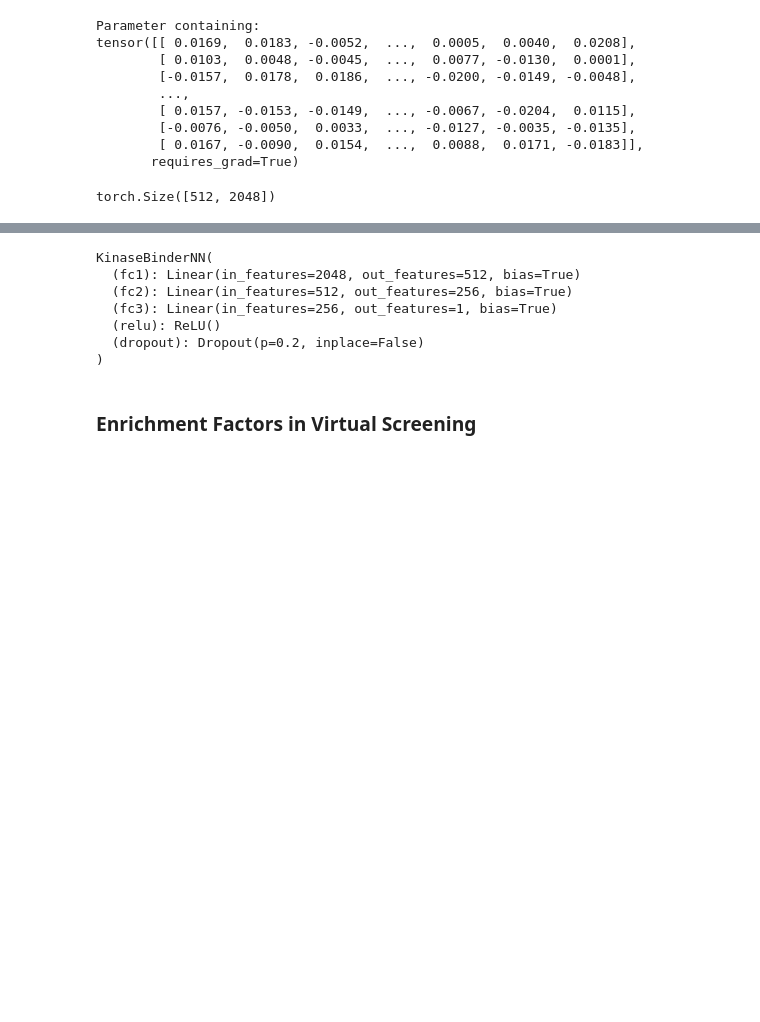
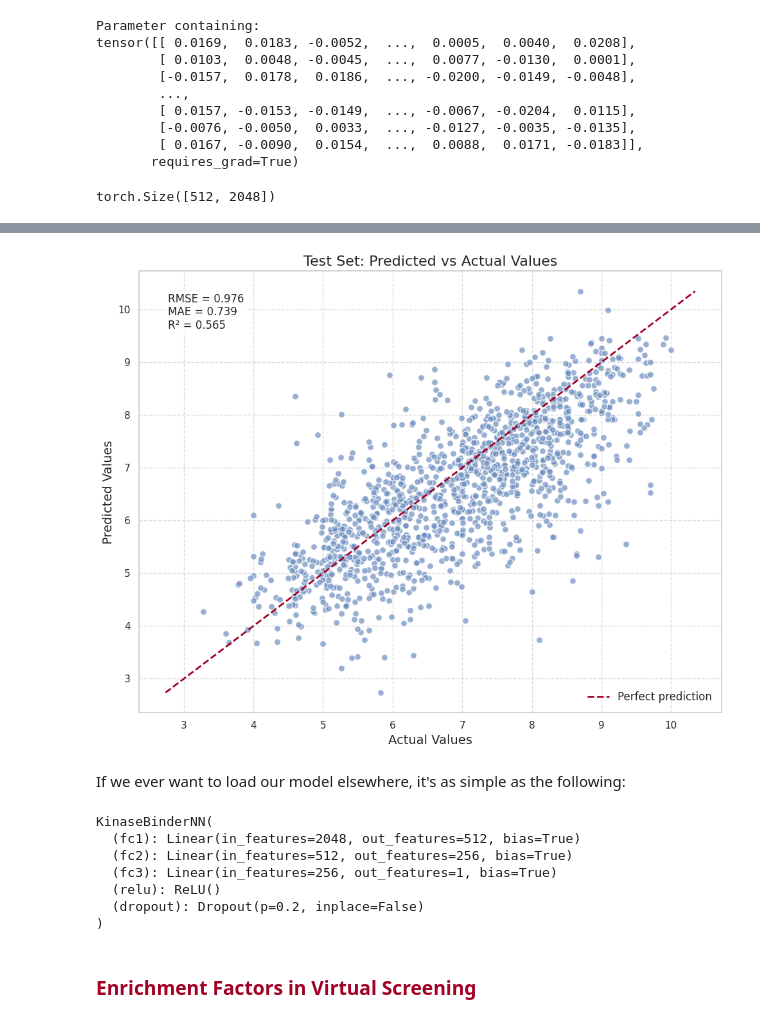
Before and after one commit to nrflynn2/ml-drug-discovery, a Jupyter notebook: CH08_FLYNN_ML4DD.ipynb, the cells around one changed output, grey strips where cells are left out. Cells and saved outputs as stored; diff of their text form; code cells hidden in the pictures; blank space fills up the shorter version.

```diff
--- a/CH08_FLYNN_ML4DD.ipynb
+++ b/CH08_FLYNN_ML4DD.ipynb
@@ -213,2 +219,0 @@ egfr_kinodata.describe()
-# %%
-smiles, activities = egfr_kinodata["compound_structures.canonical_smiles"], egfr_kinodata["activities.standard_value"]
@@ -248,33 +219,0 @@ len(train_smiles)
-# %%
-train_smiles, val_smiles, train_activities, val_activities = train_test_split(
-        train_smiles, train_activities, test_size=0.1, random_state=42)
-# %%
-# Feature extraction
-def smiles_to_fp(smiles, fp_size=2048):
-    mol = Chem.MolFromSmiles(smiles)
-    mfpgen = rdFingerprintGenerator.GetMorganGenerator(radius=3, fpSize=fp_size)
-    return np.array(mfpgen.GetFingerprint(mol))
-
-# Dataset class
-class MoleculeDataset(Dataset):
-    def __init__(self, smiles, activities):
-        self.smiles = smiles
-        self.activities = activities
-        self.fingerprints = [smiles_to_fp(s) for s in smiles]
-
-    def __len__(self):
-        return len(self.smiles)
-
-    def __getitem__(self, idx):
-        fp = torch.tensor(self.fingerprints[idx], dtype=torch.float32)
-        activity = torch.tensor([self.activities[idx]], dtype=torch.float32)
-        return fp, activity
-
-# Create datasets and dataloaders
-train_dataset = MoleculeDataset(train_smiles, train_activities)
-val_dataset = MoleculeDataset(val_smiles, val_activities)
-test_dataset = MoleculeDataset(test_smiles, test_activities)
-
-train_loader = DataLoader(train_dataset, batch_size=32, shuffle=True)
-val_loader = DataLoader(val_dataset, batch_size=32, shuffle=False)
-test_loader = DataLoader(test_dataset, batch_size=32, shuffle=False)
@@ -527,5 +936,7 @@ R-squared: 0.5685
 # %%
+predictions, actuals, metrics = evaluate_model(model, test_loader, criterion, device)
+
 # Save the trained model
-torch.save(model.state_dict(), 'artifacts/ch08/kinase_binder_model.pth')
-print("Model saved successfully.")
+torch.save(model.state_dict(), f'artifacts/{CHAPTER}/kinase_binder_model.pth')
+logger.info(f"Model saved to artifacts/{CHAPTER}/kinase_binder_model.pth")
 # %% [output]
@@ -533,3 +949,6 @@ Model saved successfully.
+[figure, added]
+# %% [markdown]
+If we ever want to load our model elsewhere, it's as simple as the following:
 # %%
 loaded_model = KinaseBinderNN()
 loaded_model.load_state_dict(torch.load('artifacts/ch08/kinase_binder_model.pth'))
@@ -543,4 +962,4 @@ KinaseBinderNN(
   (dropout): Dropout(p=0.2, inplace=False)
 )
 # %% [markdown]
-### Enrichment Factors in Virtual Screening
+### <b> <font color='#A20025'> Enrichment Factors in Virtual Screening
```
Also changed, not shown: parts of 71 cells of this notebook, 11 other files.
